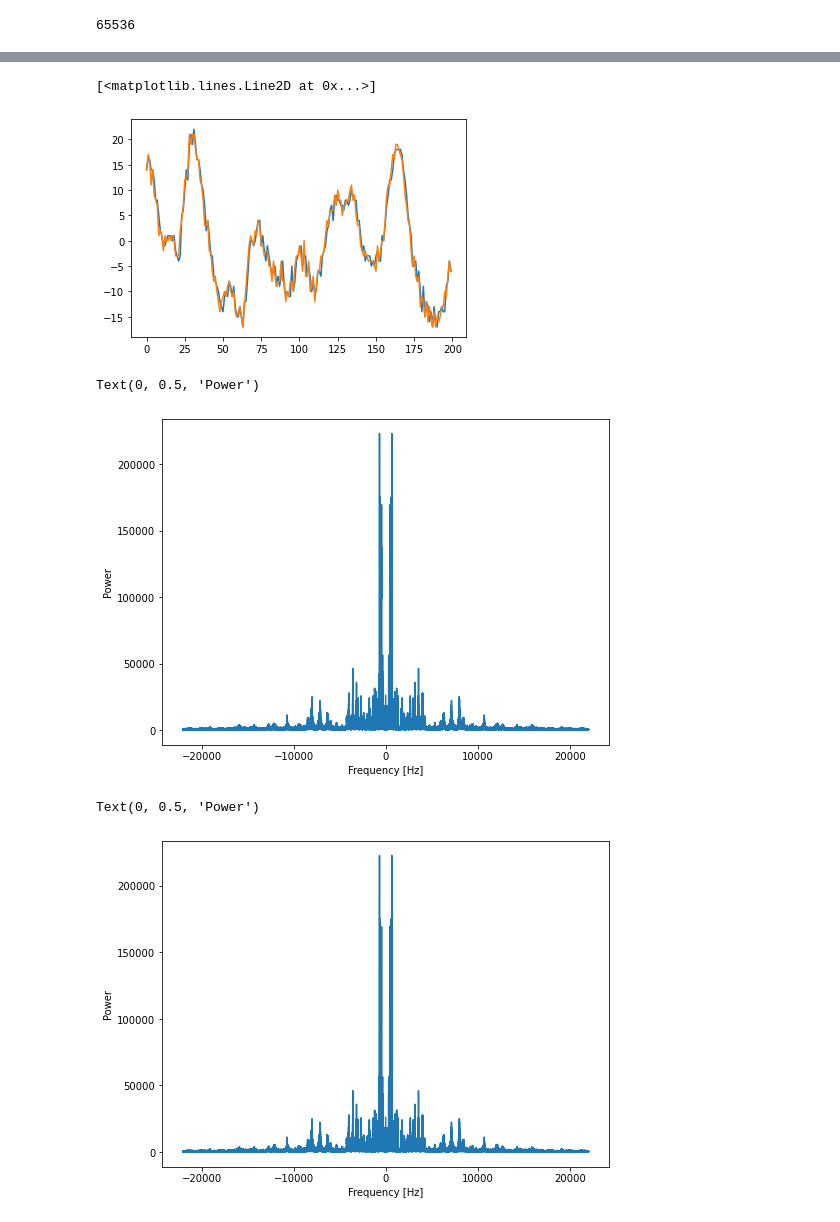
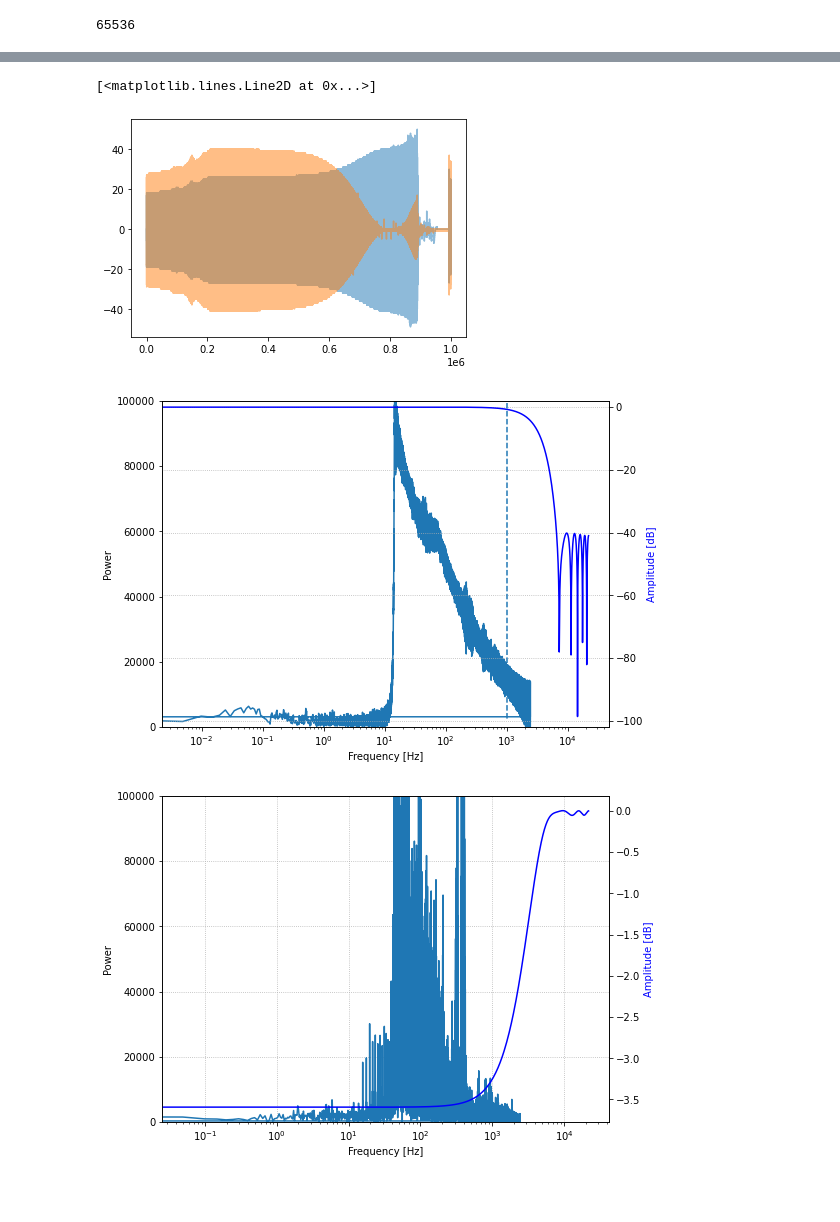
Before and after one commit to aidinattar/PMOD-FIR-filter-VHDL, a Jupyter notebook: Project.ipynb, the cells around one changed output, grey strips where cells are left out. Cells and saved outputs as stored; diff of their text form; code cells hidden in the pictures; blank space fills up the shorter version.

```diff
--- a/Project.ipynb
+++ b/Project.ipynb
@@ -144,6 +153,6 @@ array([ -0.38996938,  -0.64131245,  -1.34450697,  -2.3978981 ,
 # %%
 import serial
-ser = serial.Serial('/dev/ttyUSB2', baudrate=115200) #porta destra pd aidin
+ser = serial.Serial('/dev/ttyUSB1', baudrate=115200) #porta destra pd aidin
 # %%
-with serial.Serial('/dev/ttyUSB2', baudrate=115200) as ser:
-    d = ser.read(100000)
+with serial.Serial('/dev/ttyUSB1', baudrate=115200) as ser:
+    d = ser.read(2000000)
@@ -150,18 +161,12 @@ with serial.Serial('/dev/ttyUSB2', baudrate=115200) as ser:
-# %%
-
-out_l = np.array([])
-out_r = np.array([])
-for i in range(0,len(d),2):
-    out_l = np.append(out_l,d[i])
-for i in range(1,len(d),2):
-    out_r = np.append(out_r,d[i])
 # %%
+out_l = np.array(list(d[0:len(d):2]))
+out_r = np.array(list(d[1:len(d):2]))
 for i in range(len(out_l)):
     if out_l[i] > 127:
         out_l[i] = out_l[i] - 256
 
 for i in range(len(out_r)):
-    if out_r[i] > 100:
+    if out_r[i] > 127:
         out_r[i] = out_r[i] - 256
 # %%
 2**16
@@ -185,29 +190,45 @@ plt.plot(out_l[:10000])
 # %%
-plt.plot(out_l[100:300])
-plt.plot(out_r[100:300])
+plt.plot(out_l, alpha=0.5)
+plt.plot(out_r, alpha=0.5)
 # %% [output]
 [<matplotlib.lines.Line2D at 0x...>]
-[figure, old version]
+[figure, new version]
 # %%
 # The FFT of the signal
 sig_fft = fftpack.fft(out_r)
 
 # And the power (sig_fft is of complex dtype)
 power = np.abs(sig_fft) # these are the "weights" of the Fourier components for each discrete frequency interval
 
-time_step = 1/44102
+time_step = 1/4900
 # The return the corresponding frequencies
 sample_freq = fftpack.fftfreq(out_r.size, d=time_step)
 
 # Plot the FFT power
 fig, ax = plt.subplots(figsize=(8, 6))
 ax.plot(sample_freq, power)
 ax.set_xlabel('Frequency [Hz]')
 ax.set_ylabel('Power')
-#ax.set_xlim([0,1000])
+#ax.set_xlim(left=0)
+ax.set_xscale('log')
+
+ax.set_ylim(bottom=0, top=100000)
+
+ax2 = ax.twinx()
+b    = signal.firwin(numtaps=taps, cutoff=cutoff, fs=sample, pass_zero='lowpass')
+w, h = signal.freqz(b)
+
+ax2.plot(w/np.pi*sample/2, 20 * np.log10(abs(h)), color='b', label='Amplitude')
+ax2.set_ylabel('Amplitude [dB]', color='b')
+ax2.set_xlabel('Frequency [Hz]')
+ax2.grid(linestyle='dotted')
+ax2.set_xscale('log')
+ax2.vlines(cutoff, min(20 * np.log10(abs(h)))+100, max(20 * np.log10(abs(h)))-100, linestyle='dashed')
+ax2.set_ylim(bottom=-102, top=2)
+
+plt.show()
 # %% [output]
-Text(0, 0.5, 'Power')
-[figure, old version]
+[figure, new version]
 # %%
 # The FFT of the signal
 sig_fft = fftpack.fft(out_l)
@@ -215,7 +236,7 @@ sig_fft = fftpack.fft(out_l)
 # And the power (sig_fft is of complex dtype)
 power = np.abs(sig_fft) # these are the "weights" of the Fourier components for each discrete frequency interval
 
-time_step = 1/44102
+time_step = 1/4900
 # The return the corresponding frequencies
 sample_freq = fftpack.fftfreq(out_l.size, d=time_step)
 
@@ -224,7 +245,21 @@ fig, ax = plt.subplots(figsize=(8, 6))
 ax.plot(sample_freq, power)
 ax.set_xlabel('Frequency [Hz]')
 ax.set_ylabel('Power')
-#ax.set_xlim([0,1000])
+#ax.set_xlim(left=0)
+ax.set_ylim(bottom=0, top=100000)
+
+ax2 = ax.twinx()
+b    = signal.firwin(numtaps=taps, cutoff=cutoff, fs=sample, pass_zero='highpass')
+w, h = signal.freqz(b)
+
+ax2.plot(w/np.pi*sample/2, 20 * np.log10(abs(h)), color='b', label='Amplitude')
+ax2.set_ylabel('Amplitude [dB]', color='b')
+ax2.set_xlabel('Frequency [Hz]')
+ax.grid(linestyle='dotted')
+ax2.set_xscale('log')
+#ax2.vlines(cutoff, min(20 * np.log10(abs(h)))+100, max(20 * np.log10(abs(h)))-100, linestyle='dashed')
+#ax2.set_ylim(bottom=-102, top=2)
+
+plt.show()
 # %% [output]
-Text(0, 0.5, 'Power')
-[figure, old version]
+[figure, new version]
```
Also changed, not shown: parts of 19 cells of this notebook, 3 other files.
